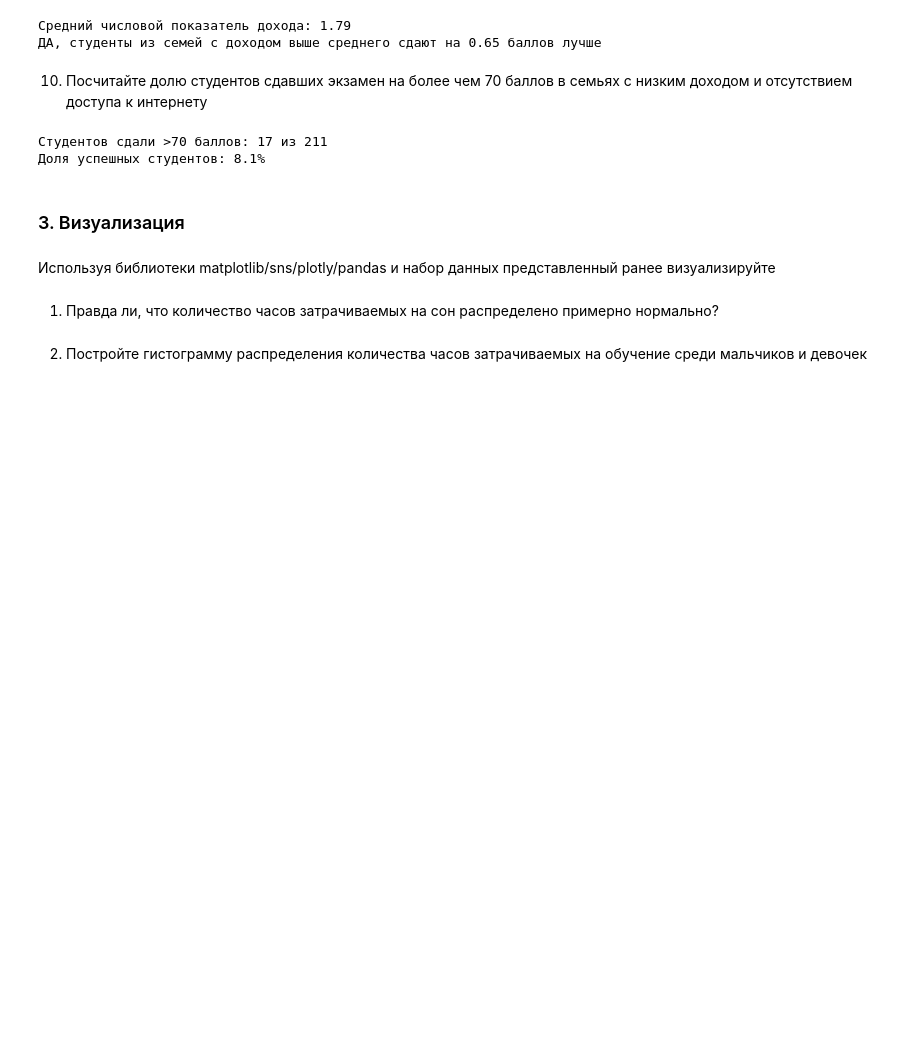
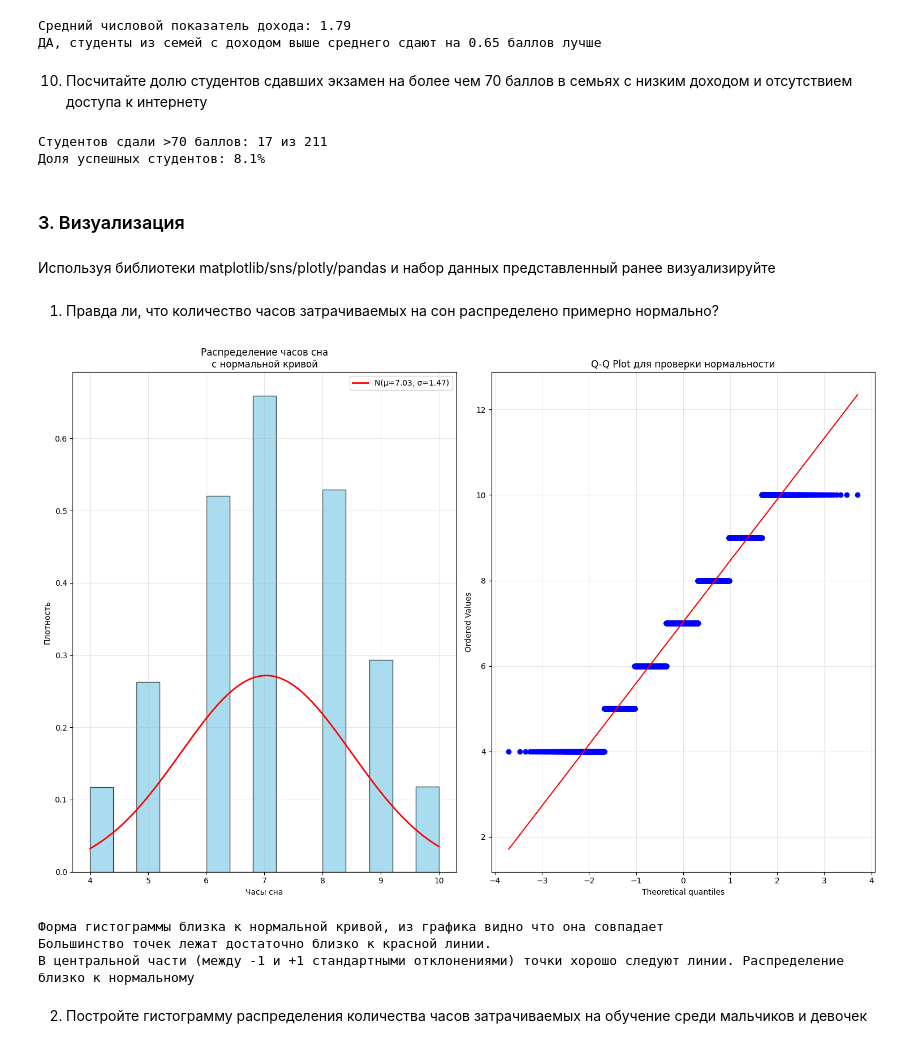
Before and after one commit to Alena-Sergeeva/ML, a Jupyter notebook: hm1/Lab1-6.ipynb, the cells around one changed output. Cells and saved outputs as stored; diff of their text form; code cells hidden in the pictures; blank space fills up the shorter version.

```diff
--- a/hm1/Lab1-6.ipynb
+++ b/hm1/Lab1-6.ipynb
@@ -312,5 +320,45 @@ print(f"Доля успешных студентов: {success_rate:.1f}%")
 Используя библиотеки matplotlib/sns/plotly/pandas и набор данных представленный ранее визуализируйте
 # %% [markdown]
 1. Правда ли, что количество часов затрачиваемых на сон распределено примерно нормально?
+# %%
+import matplotlib.pyplot as plt
+import seaborn as sns
+from scipy import stats
+
+# Настройка стилей
+plt.style.use('default')
+sns.set_palette("husl")
+
+# Гистограмма с распределением и нормальной кривой
+plt.figure(figsize=(15, 10))
+
+mu, sigma = df['Sleep_Hours'].mean(), df['Sleep_Hours'].std()
+x = np.linspace(df['Sleep_Hours'].min(), df['Sleep_Hours'].max(), 100)
+y = stats.norm.pdf(x, mu, sigma)
+plt.subplot(1, 2, 1)
+plt.hist(df['Sleep_Hours'], bins=15, density=True, alpha=0.7, color='skyblue', edgecolor='black')
+plt.plot(x, y, 'r-', linewidth=2, label=f'N(μ={mu:.2f}, σ={sigma:.2f})')
+plt.xlabel('Часы сна')
+plt.ylabel('Плотность')
+plt.title('Распределение часов сна\nс нормальной кривой')
+plt.legend()
+plt.grid(True, alpha=0.3)
+
+# Q-Q plot (квантиль-квантиль)
+plt.subplot(1, 2, 2)
+stats.probplot(df['Sleep_Hours'], dist="norm", plot=plt)
+plt.title('Q-Q Plot для проверки нормальности')
+plt.grid(True, alpha=0.3)
+
+plt.tight_layout()
+plt.show()
+
+print("Форма гистограммы близка к нормальной кривой, из графика видно что она совпадает")
+print("Большинство точек лежат достаточно близко к красной линии.\nВ центральной части (между -1 и +1 стандартными отклонениями) точки хорошо следуют линии. Распределение близко к нормальному")
+# %% [output]
+[figure, added]
+Форма гистограммы близка к нормальной кривой, из графика видно что она совпадает
+Большинство точек лежат достаточно близко к красной линии.
+В центральной части (между -1 и +1 стандартными отклонениями) точки хорошо следуют линии. Распределение близко к нормальному
 # %% [markdown]
 2. Постройте гистограмму распределения количества часов затрачиваемых на обучение среди мальчиков и девочек
```
Also changed, not shown: parts of 9 cells of this notebook.
